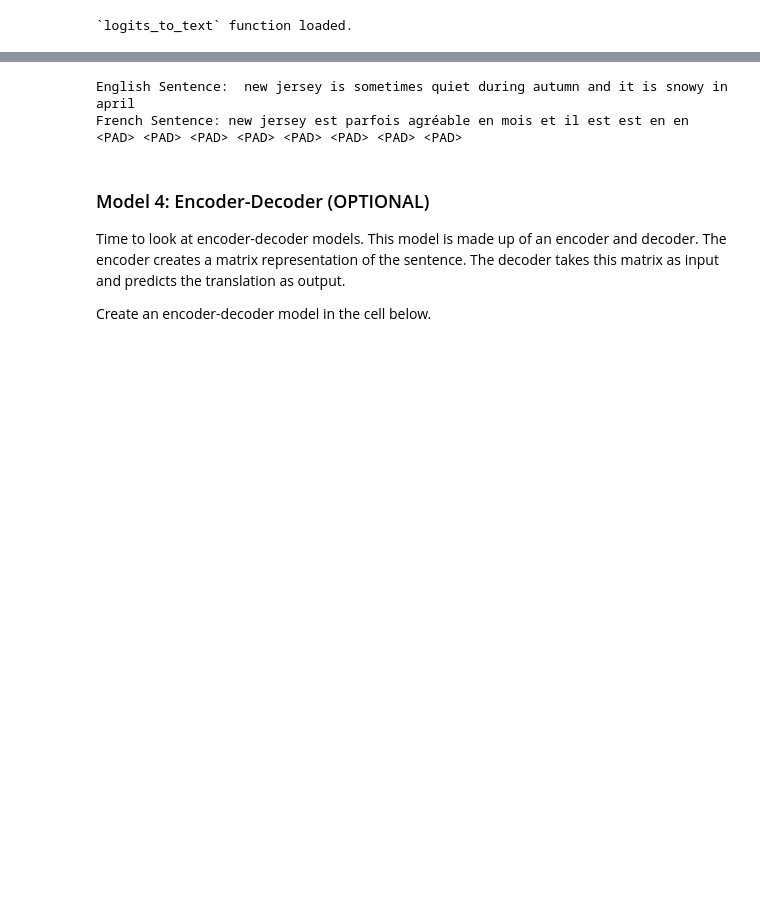
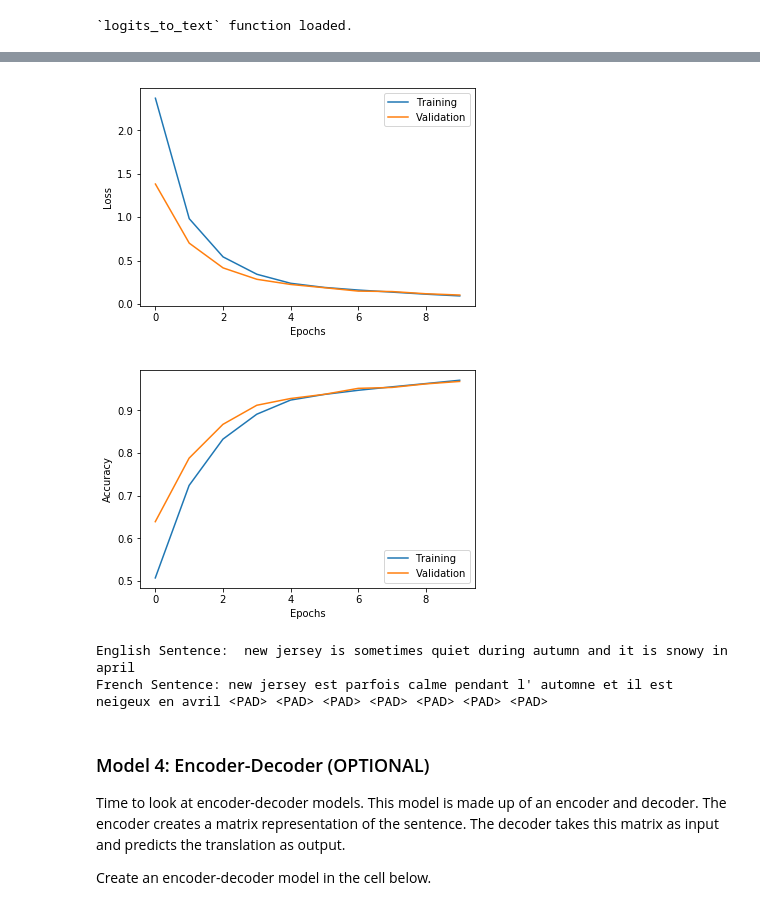
Before and after one commit to Rababalkhalifa/machine_translation, a Jupyter notebook: machine_translation.ipynb, the cells around one changed output, grey strips where cells are left out. Saved outputs shown, nothing was run; the diff lists cells and outputs as text; code cells hidden in the pictures; blank space fills up the shorter version.

```diff
--- a/machine_translation.ipynb
+++ b/machine_translation.ipynb
@@ -561,12 +704,20 @@ Epoch 3/3
 # %%
-# sentence = [index_to_words.get(int(Ids)) for Ids in tmp_x[:1][0] if index_to_words.get(int(Ids))  is not None]
+plot_history(bid_model_history)
+
 print ("English Sentence: ",' '.join(sentence))
 
 # Print prediction(s)
 print("French Sentence:" , logits_to_text(bid_model.predict(tmp_x[:1])[0], french_tokenizer))
+
+# from IPython.display import SVG
+# from keras.utils import model_to_dot
+
+# SVG(model_to_dot(ebd_model).create(prog='dot', format='svg'))
 # %% [output]
+[figure, added]
+[figure, added]
 English Sentence:  new jersey is sometimes quiet during autumn and it is snowy in april
-French Sentence: new jersey est parfois agréable en mois et il est est en en <PAD> <PAD> <PAD> <PAD> <PAD> <PAD> <PAD> <PAD>
+French Sentence: new jersey est parfois calme pendant l' automne et il est neigeux en avril <PAD> <PAD> <PAD> <PAD> <PAD> <PAD> <PAD>
 # %% [markdown]
 ### Model 4: Encoder-Decoder (OPTIONAL)
 Time to look at encoder-decoder models.  This model is made up of an encoder and decoder. The encoder creates a matrix representation of the sentence.  The decoder takes this matrix as input and predicts the translation as output.
```
Also changed, not shown: parts of 28 cells of this notebook.
